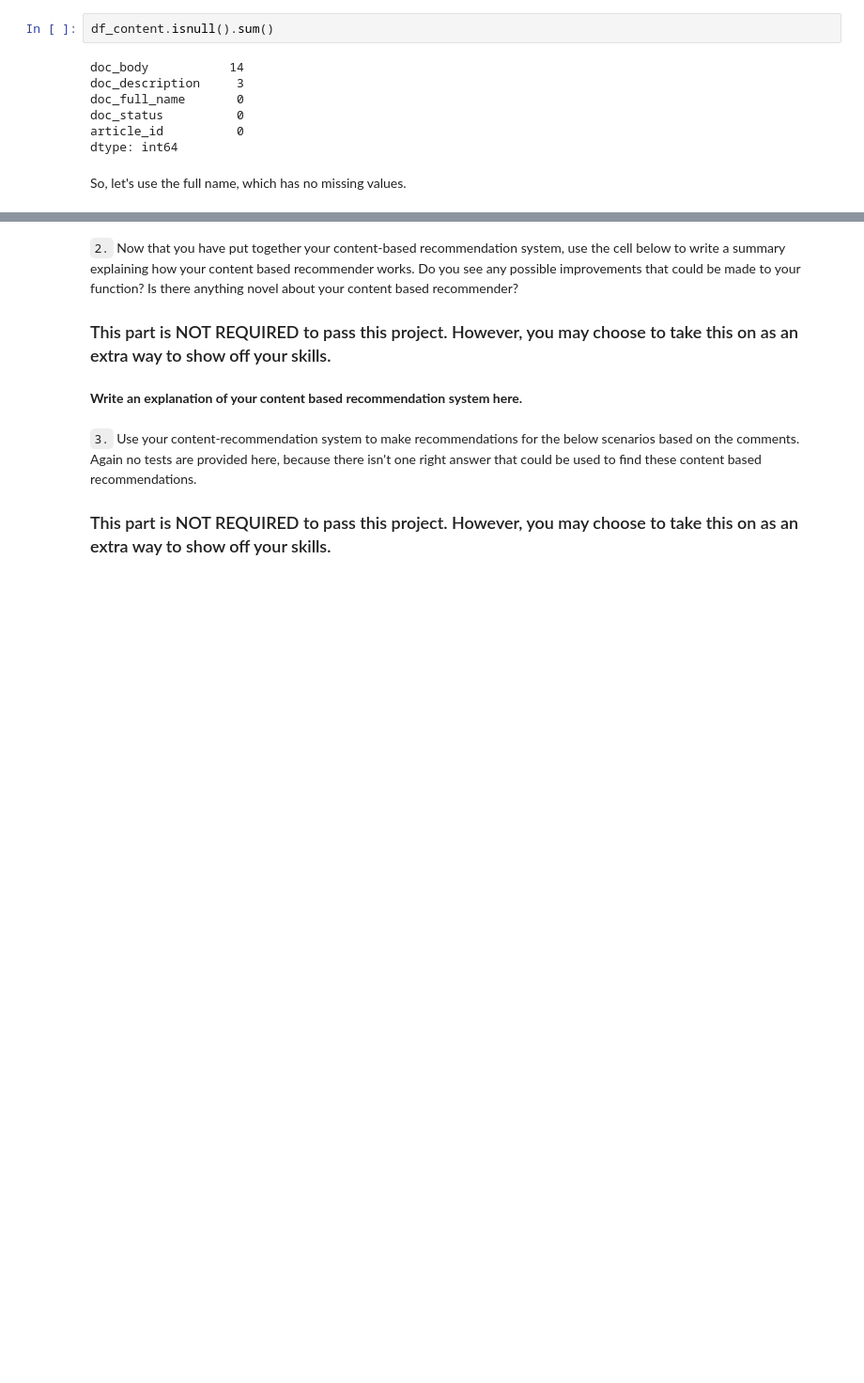
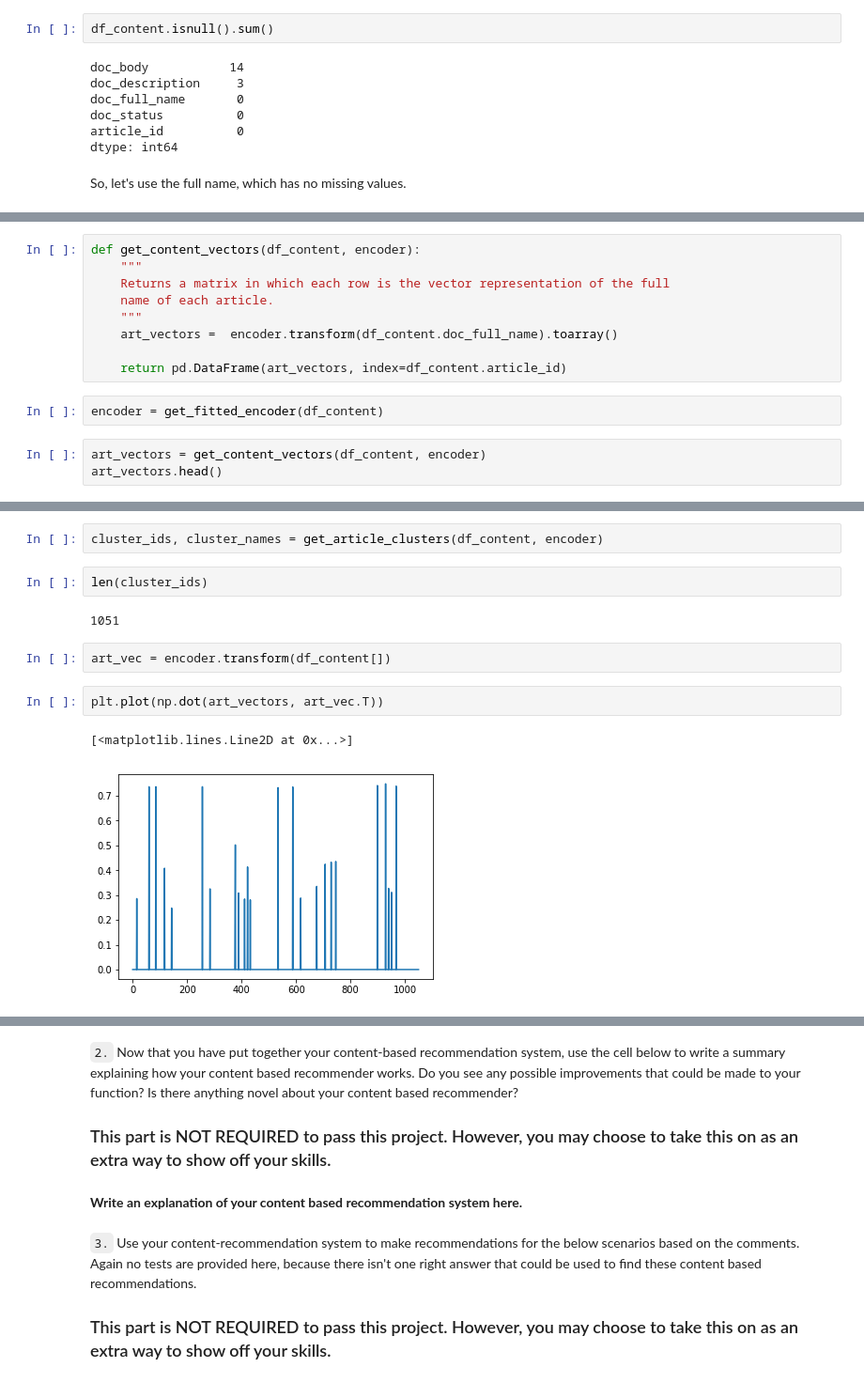
Before and after one commit to mtasende/data-scientist-nanodegree, a Jupyter notebook: projects/p05_watson_recommender/Recommendations_with_IBM.ipynb, the cells around one changed output, grey strips where cells are left out. Shown at 94% size. Drawn from its saved outputs; the diff is of its cells as text; blank space fills up the shorter version.

```diff
--- a/projects/p05_watson_recommender/Recommendations_with_IBM.ipynb
+++ b/projects/p05_watson_recommender/Recommendations_with_IBM.ipynb
@@ -678,0 +811,14 @@ def make_content_recs():
+# %%
+def get_content_vectors(df_content, encoder):
+    """
+    Returns a matrix in which each row is the vector representation of the full
+    name of each article.
+    """
+    art_vectors =  encoder.transform(df_content.doc_full_name).toarray()
+
+    return pd.DataFrame(art_vectors, index=df_content.article_id)
+# %%
+encoder = get_fitted_encoder(df_content)
+# %%
+art_vectors = get_content_vectors(df_content, encoder)
+art_vectors.head()
@@ -678,0 +847,13 @@ def make_content_recs():
+# %%
+cluster_ids, cluster_names = get_article_clusters(df_content, encoder)
+# %%
+len(cluster_ids)
+# %% [output]
+1051
+# %%
+art_vec = encoder.transform(df_content[])
+# %%
+plt.plot(np.dot(art_vectors, art_vec.T))
+# %% [output]
+[<matplotlib.lines.Line2D at 0x...>]
+[figure, added]
```
Also changed, not shown: parts of 26 cells of this notebook.
